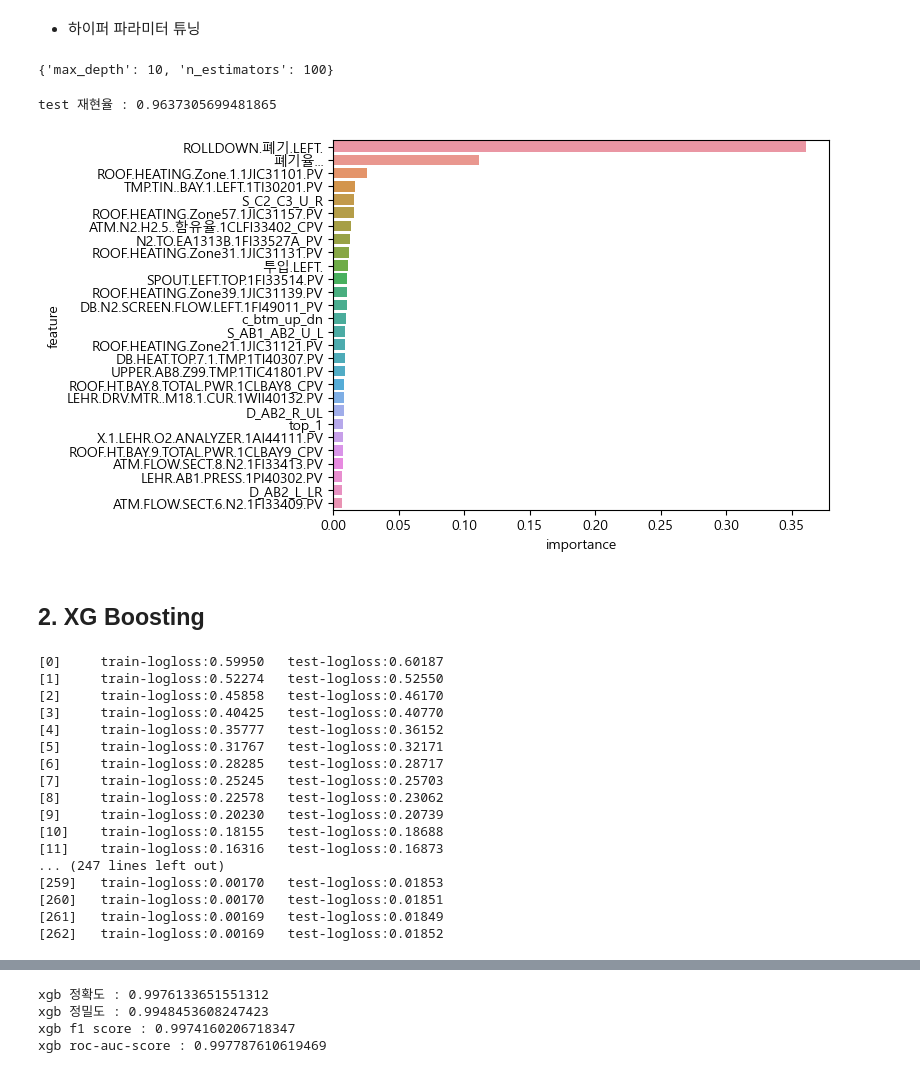
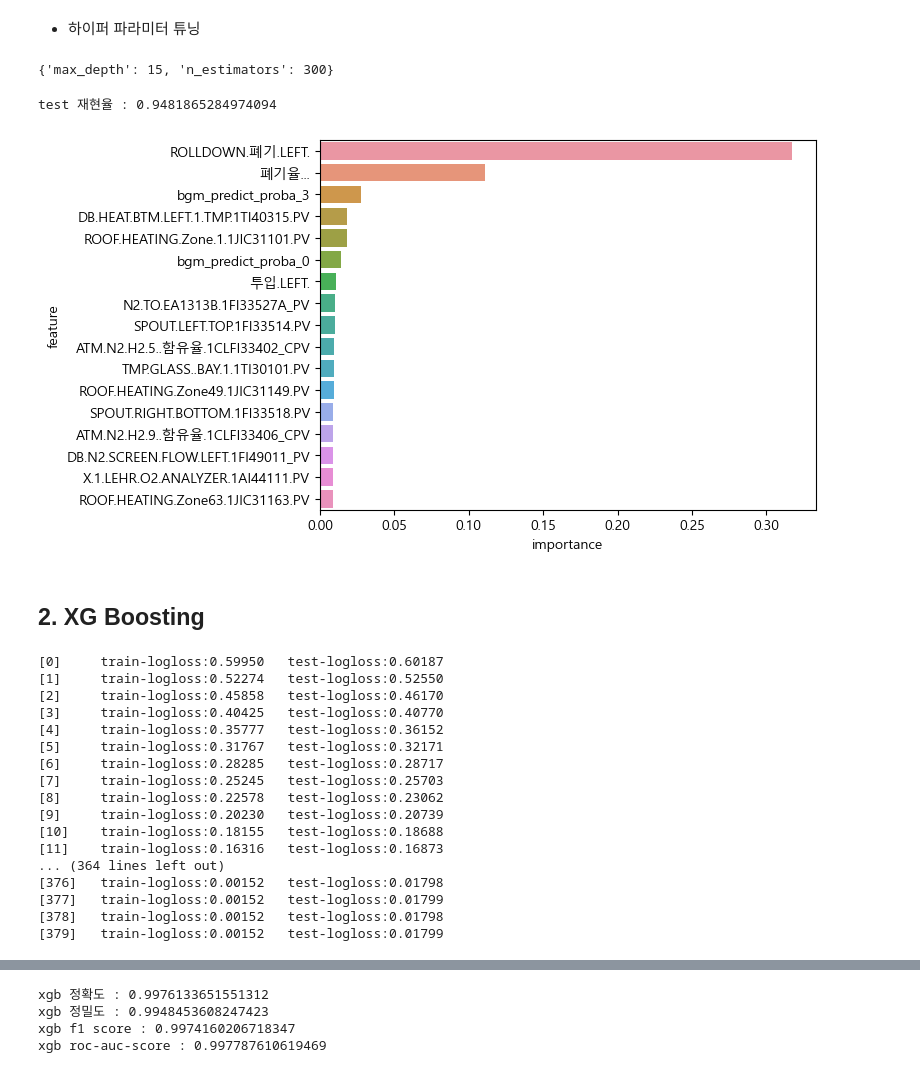
Before and after one commit to gmlwlswls/LGD_anomaly_detection, a Jupyter notebook: 01. 모델링/model_L.RD.ipynb, the cells around one changed output, grey strips where cells are left out. Saved outputs shown, nothing was run; the diff lists cells and outputs as text; code cells hidden in the pictures.

```diff
--- a/01. 모델링/model_L.RD.ipynb
+++ b/01. 모델링/model_L.RD.ipynb
@@ -124,24 +141,21 @@ array(['ROLLDOWN.폐기.LEFT.', '폐기율...', 'ROOF.HEATING.Zone.1.1JIC31101.P
 # %% [markdown]
 - 하이퍼 파라미터 튜닝
 # %%
-from sklearn.model_selection import GridSearchCV
 
 params = {
-    'n_estimators' : [50, 100, 300],
-    'max_depth' : [8, 10, 12]
+    'n_estimators' : [100, 300, 500, 700],
+    'max_depth' : [5, 15, 30, 50]
 }
 
 
 estimator = RandomForestClassifier(random_state= 42)
-grid_cv = GridSearchCV(estimator= estimator, param_grid= params, cv= 3)
+grid_cv = GridSearchCV(estimator= estimator, param_grid= params, cv= 5)
 grid_cv.fit(X_train, y_train)
 
-print(grid_cv.best_params_)
+print(grid_cv.best_params_) # (15, 300)
 # %% [output]
-{'max_depth': 10, 'n_estimators': 100}
+{'max_depth': 15, 'n_estimators': 300}
 # %%
-from sklearn.metrics import recall_score
-
 best_rd_clf = grid_cv.best_estimator_
 best_rd_clf.fit(X_train, y_train)
 
@@ -149,29 +163,27 @@ rd_preds = best_rd_clf.predict(X_test)
 
 print('test 재현율 :', recall_score(y_test, rd_preds)) # 96.4%
 # %% [output]
-test 재현율 : 0.9637305699481865
+test 재현율 : 0.9481865284974094
 # %%
-# 상위 28개의 피쳐 - PCA로 90%의 데이터 설명 가능
-import seaborn as sns
+# 상위 17개의 피쳐 - PCA로 90%의 데이터 설명 가능
+# 상위 38개의 피쳐 - PCA로 95%의 데이터 설명 가능능
 
 feat_importance_df = pd.DataFrame({
   'feature' : X_train.columns,
   'importance' : best_rd_clf.feature_importances_
 })
 
-PCA_feat_importance_28 = feat_importance_df.sort_values(by= 'importance', ascending= False)[:28]
-# print(feat_importance_28)
+PCA_feat_importance_17 = feat_importance_df.sort_values(by= 'importance', ascending= False)[:17]
+# print(PCA_feat_importance_17)
 
-sns.barplot(x= PCA_feat_importance_28['importance'],
-            y= PCA_feat_importance_28['feature'])
+sns.barplot(x= PCA_feat_importance_17['importance'],
+            y= PCA_feat_importance_17['feature'])
 plt.show()
 # %% [output]
-[figure, old version]
+[figure, new version]
 # %% [markdown]
 ## 2. XG Boosting
 # %%
-import xgboost as xgb
-
 train_set = xgb.DMatrix(data= X_train, label= y_train)
 test_set = xgb.DMatrix(data= X_test, label= y_test)
 
@@ -185,7 +197,7 @@ num_rounds = 700
 # 일반 그라디언트 부스팅은 예측기의 개수를 설정하면 조기종료하지 않고고무조건 예측기 개수만큼 훈련
 wlist= [(train_set, 'train'), (test_set, 'test')]
 xgb_model = xgb.train(params= params, dtrain= train_set, num_boost_round= num_rounds,
-                      evals= wlist, early_stopping_rounds= 100)
+                      evals= wlist, early_stopping_rounds= 50)
 
 
 # max_depth= 5, eta= 0.1 : [262]	train-logloss:0.00169	test-logloss:0.01852 **
@@ -208,9 +220,9 @@ xgb_model = xgb.train(params= params, dtrain= train_set, num_boost_round= num_ro
 [9]     train-logloss:0.20230   test-logloss:0.20739
 [10]    train-logloss:0.18155   test-logloss:0.18688
 [11]    train-logloss:0.16316   test-logloss:0.16873
-... (247 lines left out)
-[259]   train-logloss:0.00170   test-logloss:0.01853
-[260]   train-logloss:0.00170   test-logloss:0.01851
-[261]   train-logloss:0.00169   test-logloss:0.01849
-[262]   train-logloss:0.00169   test-logloss:0.01852
+... (364 lines left out)
+[376]   train-logloss:0.00152   test-logloss:0.01798
+[377]   train-logloss:0.00152   test-logloss:0.01799
+[378]   train-logloss:0.00152   test-logloss:0.01798
+[379]   train-logloss:0.00152   test-logloss:0.01799
 # %%
```
Also changed, not shown: parts of 22 cells of this notebook, 7 other files.
